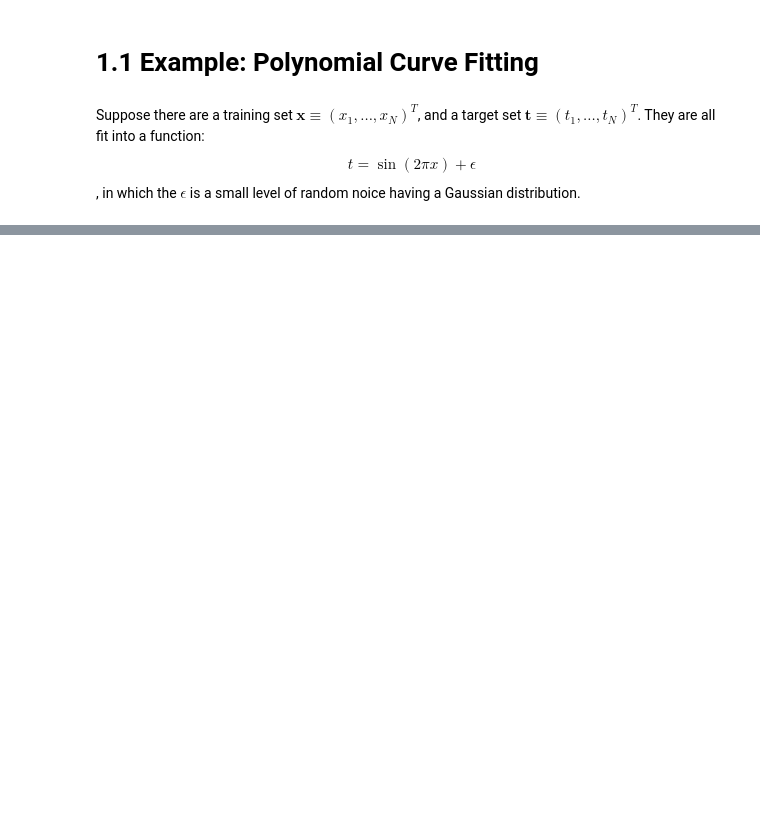
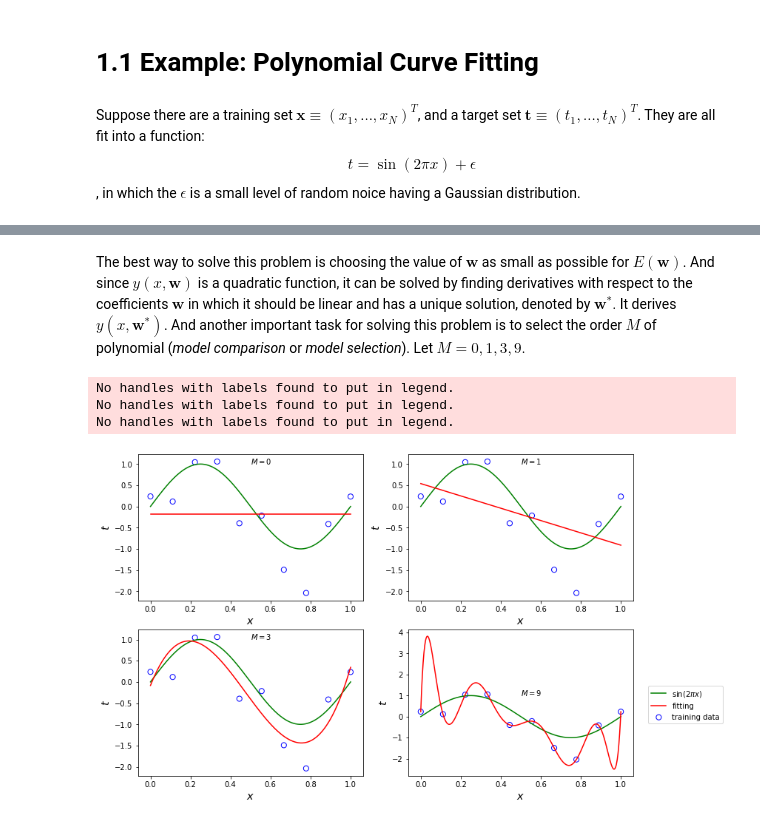
Before and after one commit to Helianus/PRML, a Jupyter notebook: 01-Introduction/01-1-Example-Polynomial-Curve-Fitting.ipynb, the cells around one changed output, grey strips where cells are left out. Drawn from its saved outputs; the diff is of its cells as text; code cells hidden in the pictures; blank space fills up the shorter version.

```diff
--- a/01-Introduction/01-1-Example-Polynomial-Curve-Fitting.ipynb
+++ b/01-Introduction/01-1-Example-Polynomial-Curve-Fitting.ipynb
@@ -36,0 +46,29 @@ plt.show()
+# %% [markdown]
+The best way to solve this problem is choosing the value of $\textbf{w}$ as small as possible for $E(\textbf{w})$. And since $y(x, \textbf{w})$ is a quadratic function, it can be solved by finding derivatives with respect to the coefficients $\textbf{w}$ in which it should be linear and has a unique solution, denoted by $\textbf{w}^{*}$. It derives $y(x, \textbf{w}^{*})$. And another important task for solving this problem is to select the order $M$ of polynomial (*model comparison* or *model selection*). Let $M = 0,1,3,9$.
+# %%
+M = [0, 1, 3, 9]
+fig, axes = plt.subplots(2, 2, figsize=(12, 8))
+axes = axes.flatten()
+
+x_tr = np.linspace(0, 1, 10)
+t_tr = np.sin(2*np.pi*x_tr) + np.random.randn(10)*0.35
+
+for ax, degree in zip(axes, M):
+
+    coeff = np.polyfit(x_tr, t_tr, degree)
+
+    yfun = np.poly1d(coeff)
+
+    xx = np.linspace(0, 1, 500)
+    ax.scatter(x_tr, t_tr, facecolor="none", edgecolor="blue", s=50, label="training data")
+    ax.plot(xx, np.sin(2*np.pi*xx), "g", label="$\sin(2\pi x)$")
+    ax.plot(xx, yfun(xx), 'r', label="fitting")
+    ax.set_xlabel("$x$",fontsize="x-large")
+    ax.set_ylabel("$t$",fontsize="x-large")
+    ax.annotate('$M={}$'.format(degree), xy=(0.5,1))
+    plt.legend(bbox_to_anchor=(1.05, 0.64),loc=2, borderaxespad=0.5)
+# %% [output]
+No handles with labels found to put in legend.
+No handles with labels found to put in legend.
+No handles with labels found to put in legend.
+[figure, added]
```
Also changed, not shown: parts of 2 cells of this notebook.
